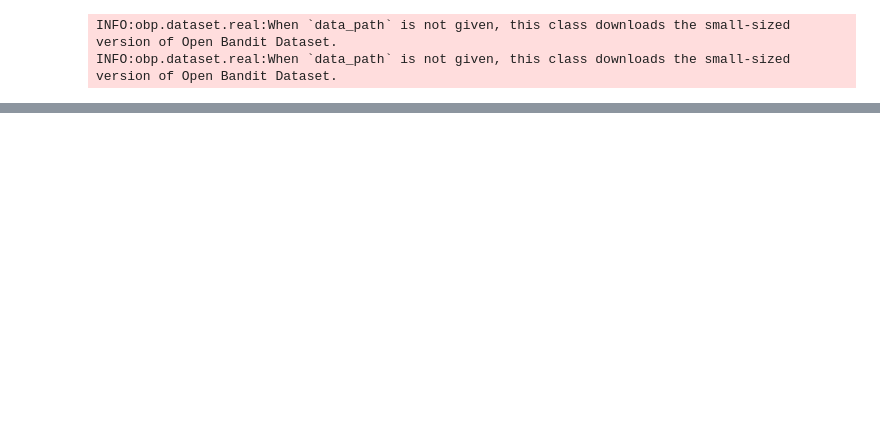
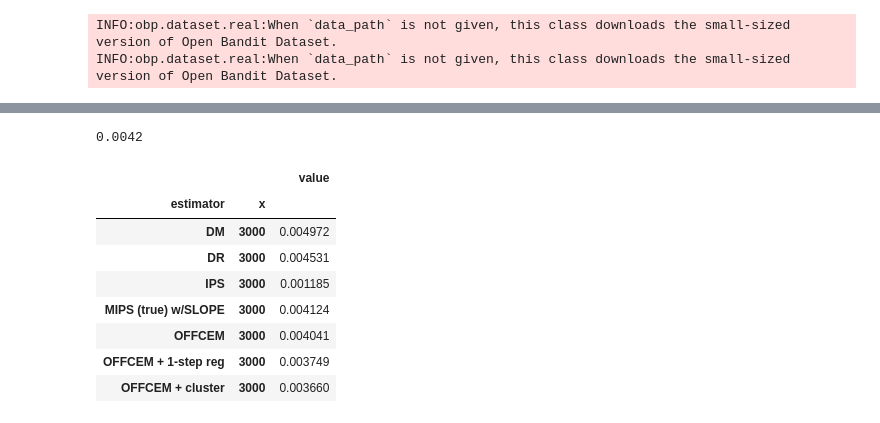
Before and after one commit to tatsuki1107/cfml_tutorial, a Jupyter notebook: action_embed/zozotown.ipynb, the cells around one changed output, grey strips where cells are left out. Cells and saved outputs as stored; diff of their text form; code cells hidden in the pictures; blank space fills up the shorter version.

Commit message:
add the experiment to perform the OFFCEM ablation using ZOZOTOWN bandit dataset

```diff
--- a/action_embed/zozotown.ipynb
+++ b/action_embed/zozotown.ipynb
@@ -23,32 +27,35 @@ from util import (
 # %%
 # settings
 
-sample_sizes = [5000]
+sample_sizes = [3000]
 
 n_actions=80
 len_list=3
+n_actions_all = n_actions * len_list
+n_clusters=5
 random_state=12345
-n_seeds=50
+n_seeds=100
 n_cat_dim=4
-ope_estimators = [IPS(estimator_name="IPS"), DR(estimator_name="DR"), MIPS(estimator_name="MIPS (true)")]
+ope_estimators = [
+    IPS(estimator_name="IPS"),
+    DM(estimator_name="DM"),
+    DR(estimator_name="DR"),
+    OFFCEM(estimator_name="OFFCEM"),
+    OFFCEM(estimator_name="OFFCEM + 1-step reg"),
+    OFFCEM(estimator_name="OFFCEM + cluster")
+]
+
 ope_estimators_tune = [
     SLOPE(
-        estimator=MIPS(estimator_name="MIPS (true)-SLOPE"),
+        estimator=MIPS(estimator_name="MIPS (true) w/SLOPE"),
         hyper_param=np.arange(n_cat_dim),
         param_name="action_embed_dim",
         lower_bound_func=estimate_student_t_lower_bound,
-        weight_func=marginal_weight,
+        weight_func=marginal_weight_over_embedding_spaces,
         tuning_method="greedy_combination",
         min_combination=1
     )
 ]
-
-palette={
-    "IPS": "tab:red",
-    "DR": "tab:blue",
-    "MIPS (true)": "tab:gray",
-    "MIPS (true)-SLOPE": "tab:green"
-}
 # %%
 pi_ur = Random(
     n_actions=n_actions,
@@ -165,0 +203,16 @@ ope.ope_estimators_tune[0].best_param
+# %%
+policy_value
+# %% [output]
+0.0042
+# %%
+result_df.groupby(["estimator", "x"]).agg({"value": "mean"})
+# %% [output]
+|  |  | value |
+| estimator | x |  |
+| DM | 3000 | 0.004972 |
+| DR | 3000 | 0.004531 |
+| IPS | 3000 | 0.001185 |
+| MIPS (true) w/SLOPE | 3000 | 0.004124 |
+| OFFCEM | 3000 | 0.004041 |
+| OFFCEM + 1-step reg | 3000 | 0.003749 |
+| OFFCEM + cluster | 3000 | 0.003660 |
```
Also changed, not shown: parts of 9 cells of this notebook, 3 other files.
